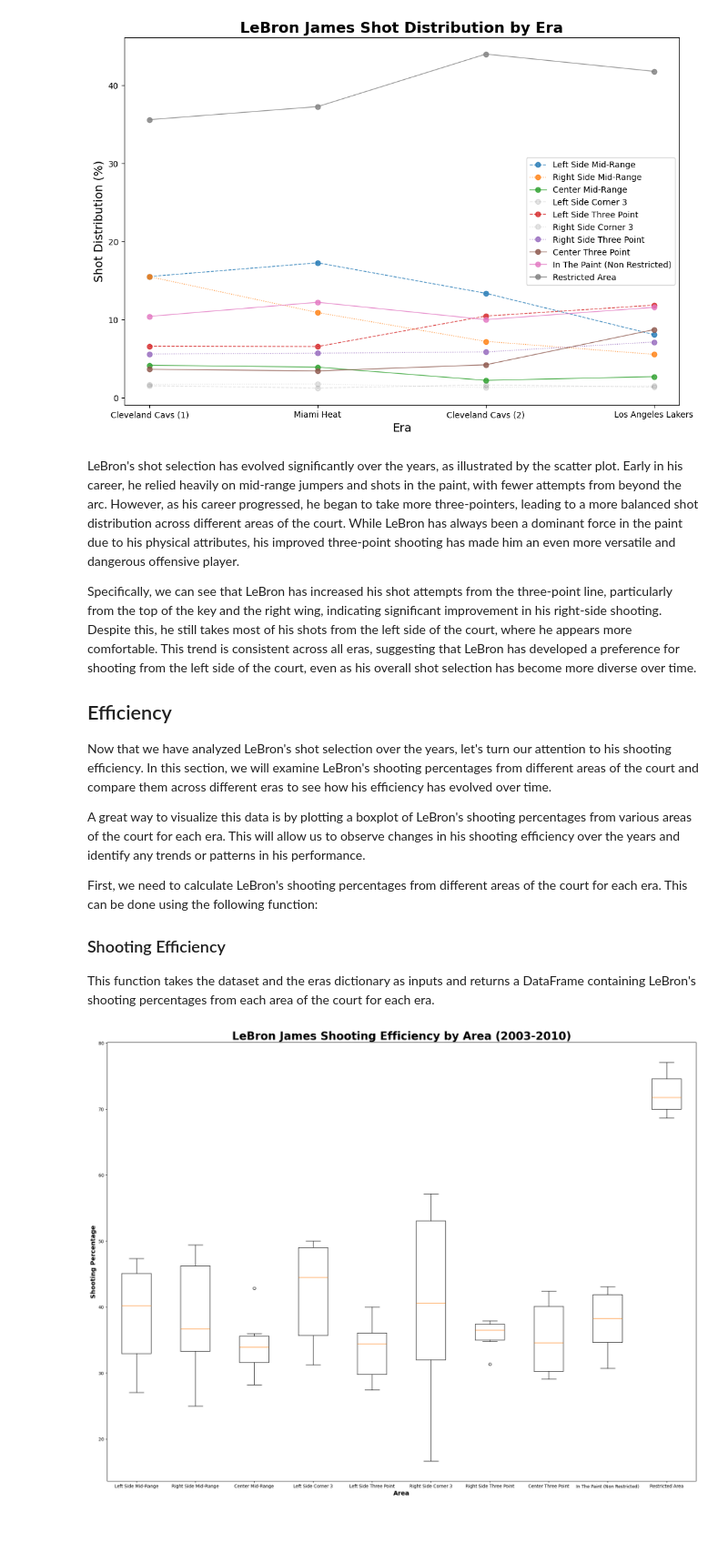
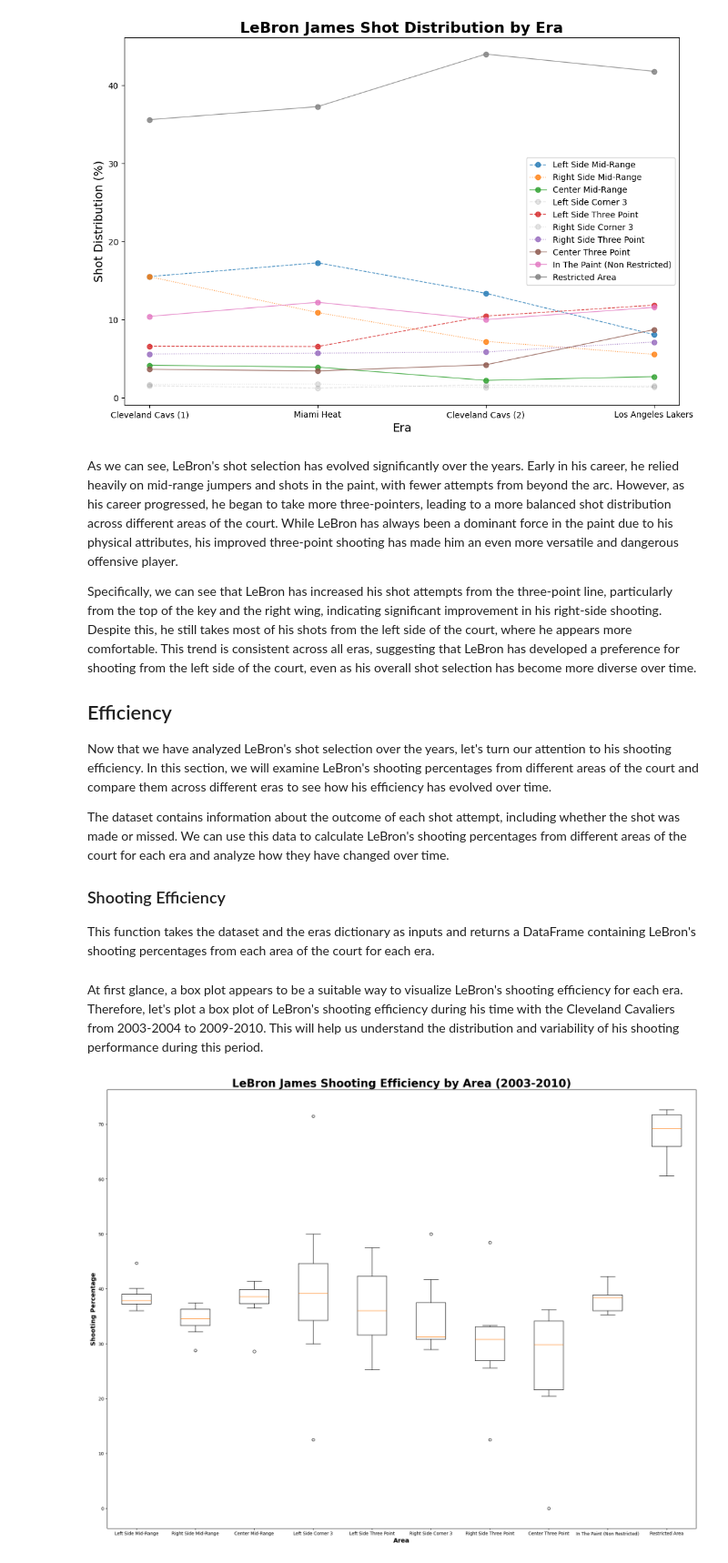
Before and after one commit to francescobortuzzo/DataScienceProject, a Jupyter notebook: creazione_plot/plot.ipynb, the cells around one changed output. Shown at 91% size. Saved outputs shown, nothing was run; the diff lists cells and outputs as text; code cells hidden in the pictures; blank space fills up the shorter version.

```diff
--- a/creazione_plot/plot.ipynb
+++ b/creazione_plot/plot.ipynb
@@ -593,16 +593,14 @@ plt.show()
 # %% [output]
 [figure]
 # %% [markdown]
-LeBron's shot selection has evolved significantly over the years, as illustrated by the scatter plot. Early in his career, he relied heavily on mid-range jumpers and shots in the paint, with fewer attempts from beyond the arc. However, as his career progressed, he began to take more three-pointers, leading to a more balanced shot distribution across different areas of the court. While LeBron has always been a dominant force in the paint due to his physical attributes, his improved three-point shooting has made him an even more versatile and dangerous offensive player.
+As we can see, LeBron's shot selection has evolved significantly over the years. Early in his career, he relied heavily on mid-range jumpers and shots in the paint, with fewer attempts from beyond the arc. However, as his career progressed, he began to take more three-pointers, leading to a more balanced shot distribution across different areas of the court. While LeBron has always been a dominant force in the paint due to his physical attributes, his improved three-point shooting has made him an even more versatile and dangerous offensive player.
 
 Specifically, we can see that LeBron has increased his shot attempts from the three-point line, particularly from the top of the key and the right wing, indicating significant improvement in his right-side shooting. Despite this, he still takes most of his shots from the left side of the court, where he appears more comfortable. This trend is consistent across all eras, suggesting that LeBron has developed a preference for shooting from the left side of the court, even as his overall shot selection has become more diverse over time.
 
 ## Efficiency
 Now that we have analyzed LeBron's shot selection over the years, let's turn our attention to his shooting efficiency. In this section, we will examine LeBron's shooting percentages from different areas of the court and compare them across different eras to see how his efficiency has evolved over time.
 
-A great way to visualize this data is by plotting a boxplot of LeBron's shooting percentages from various areas of the court for each era. This will allow us to observe changes in his shooting efficiency over the years and identify any trends or patterns in his performance.
-
-First, we need to calculate LeBron's shooting percentages from different areas of the court for each era. This can be done using the following function:
+The dataset contains information about the outcome of each shot attempt, including whether the shot was made or missed. We can use this data to calculate LeBron's shooting percentages from different areas of the court for each era and analyze how they have changed over time.
 
 ### Shooting Efficiency
 This function takes the dataset and the eras dictionary as inputs and returns a DataFrame containing LeBron's shooting percentages from each area of the court for each era.
@@ -647,10 +645,12 @@ lal = ['2018-19', '2019-20', '2020-21', '2021-22', '2022-23', '2023-24']
 eras = [cavs_1, mia, cavs_2, lal]
 
 eras_label = ['Cleveland Cavs (1)', 'Miami Heat', 'Cleveland Cavs (2)', 'Los Angeles Lakers']
+# %% [markdown]
+At first glance, a box plot appears to be a suitable way to visualize LeBron's shooting efficiency for each era. Therefore, let's plot a box plot of LeBron's shooting efficiency during his time with the Cleveland Cavaliers from 2003-2004 to 2009-2010. This will help us understand the distribution and variability of his shooting performance during this period.
 # %%
 #Boxplot of shooting percentage by area
 
-#reset the variables
+#initialize the variables
 Left_Side_Mid_Range_eff = []
 Right_Side_Mid_Range_eff = []
 Center_Mid_Range_eff = []
@@ -662,34 +662,33 @@ Center_Three_Point_eff = []
 In_The_Paint_Non_Restricted_eff = []
 Restricted_Area_eff = []
 
-df1 = df.copy()
 
-for season in lal:
-    efficiency = shooting_efficiency(df1, [season])
+for season in cavs_1:
+    efficiency = shooting_efficiency(df, [season])
     Left_Side_Mid_Range_eff.append(efficiency['Left Side Mid-Range'])
     Right_Side_Mid_Range_eff.append(efficiency['Right Side Mid-Range'])
     Center_Mid_Range_eff.append(efficiency['Center Mid-Range'])
     Left_Side_Corner_3_eff.append(efficiency['Left Side Corner 3'])
     Left_Side_Three_Point_eff.append(efficiency['Left Side Three Point'])
     Right_Side_Corner_3_eff.append(efficiency['Right Side Corner 3'])
     Right_Side_Three_Point_eff.append(efficiency['Right Side Three Point'])
     Center_Three_Point_eff.append(efficiency['Center Three Point'])
     In_The_Paint_Non_Restricted_eff.append(efficiency['In The Paint (Non Restricted)'])
     Restricted_Area_eff.append(efficiency['Restricted Area'])
 
 
 #set the size of the plot
 fig, ax = plt.subplots(figsize=(24, 18))
 
 #plot the data
 plt.boxplot([Left_Side_Mid_Range_eff, Right_Side_Mid_Range_eff, Center_Mid_Range_eff, Left_Side_Corner_3_eff, Left_Side_Three_Point_eff, Right_Side_Corner_3_eff, Right_Side_Three_Point_eff, Center_Three_Point_eff, In_The_Paint_Non_Restricted_eff, Restricted_Area_eff], labels=['Left Side Mid-Range', 'Right Side Mid-Range', 'Center Mid-Range', 'Left Side Corner 3', 'Left Side Three Point', 'Right Side Corner 3', 'Right Side Three Point', 'Center Three Point', 'In The Paint (Non Restricted)', 'Restricted Area'])
 
 #add labels and title
 plt.xlabel('Area', fontsize=14, fontweight='bold')
 plt.ylabel('Shooting Percentage', fontsize=14, fontweight='bold')
 
 plt.title('LeBron James Shooting Efficiency by Area (2003-2010)', fontsize=25, fontweight='bold')
 
 plt.show()
 # %% [output]
-[figure, old version]
+[figure, new version]
```
Also changed, not shown: parts of 10 cells of this notebook.
